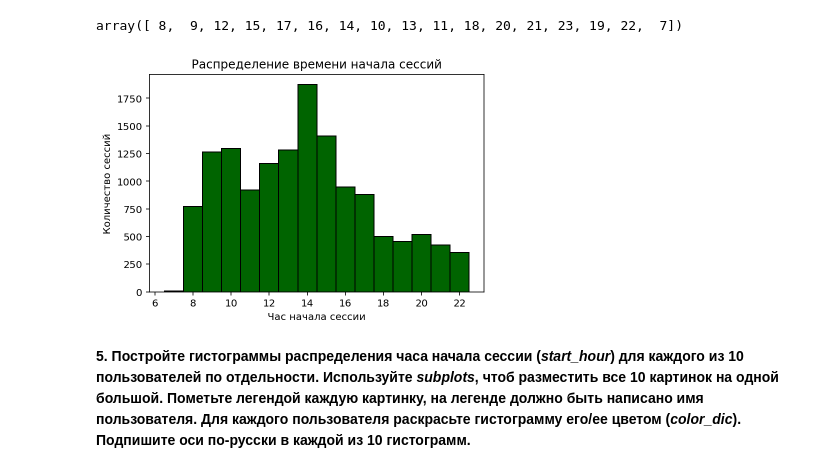
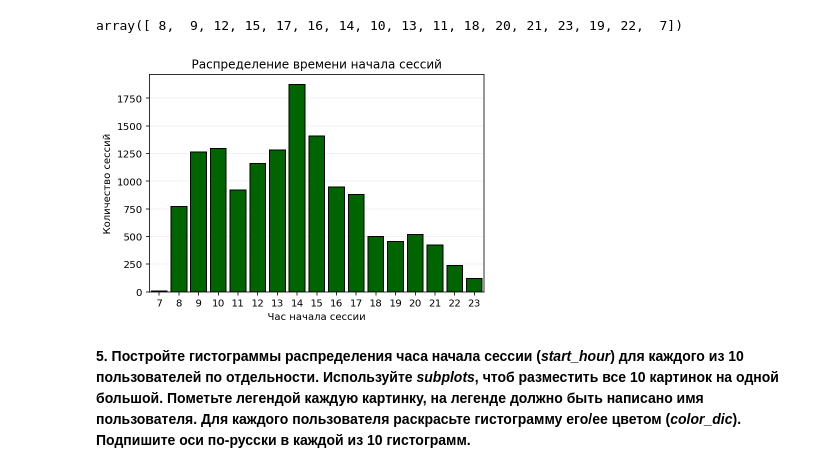
Before and after one commit to armavox/mldaspec, a Jupyter notebook: capstone/project_alice/week3_visual_analysis_and_fe.ipynb, the cells around one changed output. Saved outputs shown, nothing was run; the diff lists cells and outputs as text; code cells hidden in the pictures.

Commit message:
week3_plots_upd

```diff
--- a/capstone/project_alice/week3_visual_analysis_and_fe.ipynb
+++ b/capstone/project_alice/week3_visual_analysis_and_fe.ipynb
@@ -369,12 +374,13 @@ train_data_10users['start_hour'].unique()
 array([ 8,  9, 12, 15, 17, 16, 14, 10, 13, 11, 18, 20, 21, 23, 19, 22,  7])
 # %%
 hist_data = train_data_10users['start_hour']
-plt.hist(hist_data, bins=16, color='darkgreen', align='left')
-plt.xlabel('Час начала сессии')
-plt.ylabel('Количество сессий')
+s = sns.countplot(hist_data, color='darkgreen', saturation=1, zorder=2)
+s.set_xlabel('Час начала сессии')
+s.set_ylabel('Количество сессий')
+plt.grid(True, alpha=.2, zorder=0, axis='y')
 plt.title('Распределение времени начала сессий');
 # %% [output]
-[figure, old version]
+[figure, new version]
 # %% [markdown]
 **5. Постройте гистограммы распределения часа начала сессии (*start_hour*) для каждого из 10 пользователей по отдельности. Используйте *subplots*, чтоб разместить все 10 картинок на одной большой. Пометьте легендой каждую картинку, на легенде должно быть написано имя пользователя. Для каждого пользователя раскрасьте гистограмму его/ее цветом (*color_dic*). Подпишите оси по-русски в каждой из 10 гистограмм.**
 # %%
```
Also changed, not shown: parts of 6 cells of this notebook, 2 other files.
